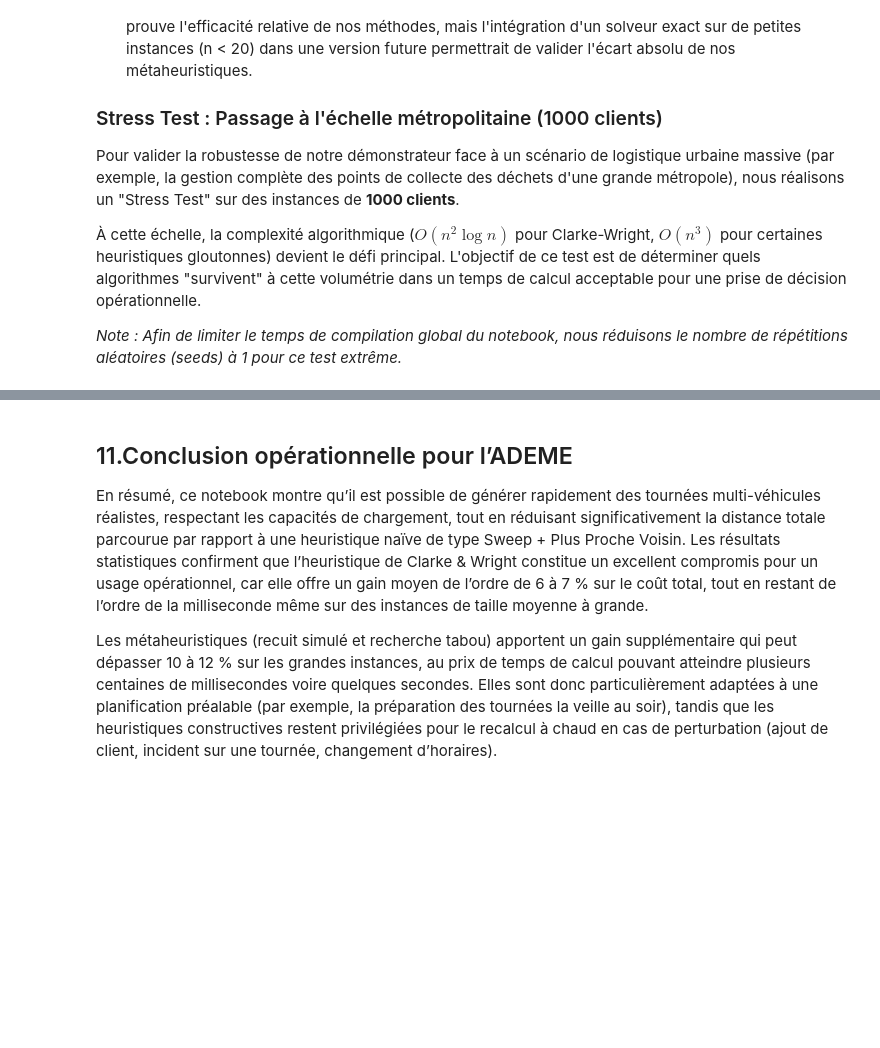
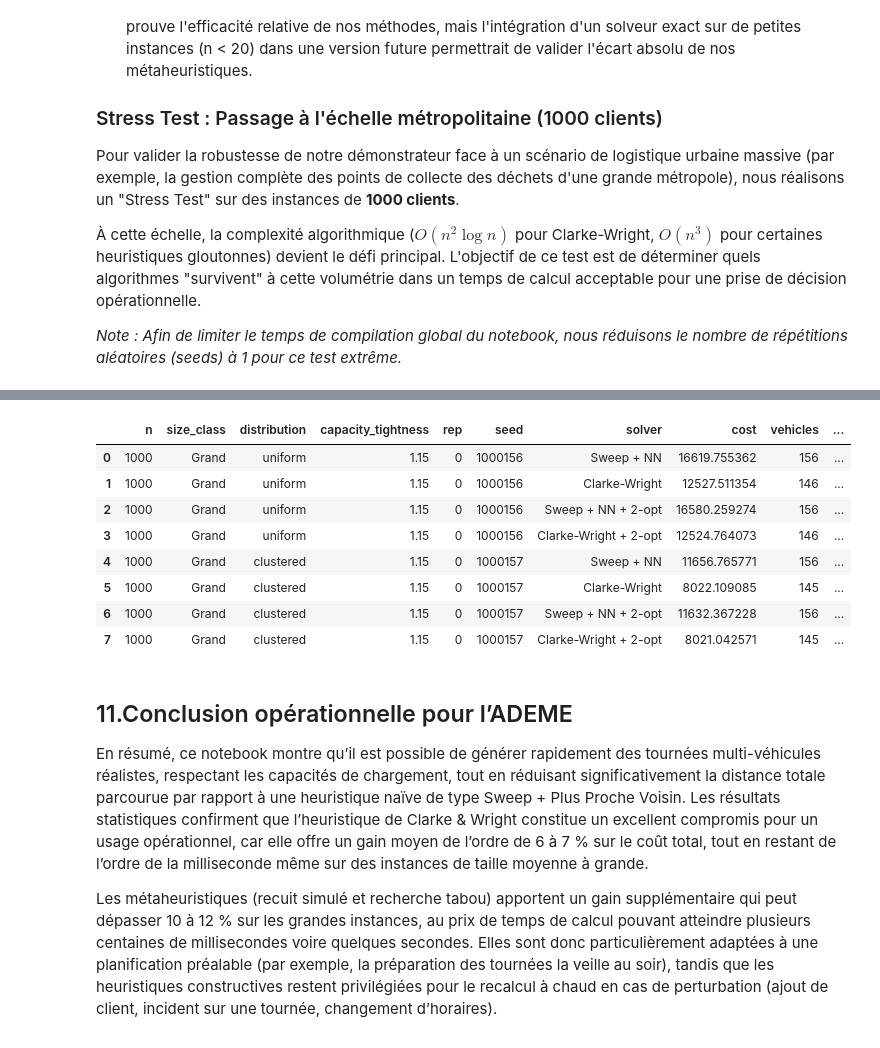
Before and after one commit to Meliorin/Grp1_RO, a Jupyter notebook: Livrable_Modelisation.ipynb, the cells around one changed output, grey strips where cells are left out. Saved outputs shown, nothing was run; the diff lists cells and outputs as text; code cells hidden in the pictures; blank space fills up the shorter version.

```diff
--- a/Livrable_Modelisation.ipynb
+++ b/Livrable_Modelisation.ipynb
@@ -1569,0 +1581,70 @@ TypeError: run_experiment() got an unexpected keyword argument 'tightnesses'
+# %%
+import time
+import pandas as pd
+
+
+sizes_massive = [1000]
+
+distributions_massive = ['uniform', 'clustered']
+
+tightnesses_massive = [1.15]
+
+num_seeds_massive = 1
+
+base_seed_massive = 42
+
+# 2. Mise à jour des solveurs : LA CLÉ EST ICI
+
+SOLVERS = {
+
+    "Sweep + NN": solve_sweep_nn,
+
+    "Clarke-Wright": solve_clarke_wright,
+
+    # On peut tester le 2-opt, mais si ça tourne plus de 2 minutes,
+
+    # stoppez et commentez ces deux lignes aussi !
+
+    "Sweep + NN + 2-opt": solve_sweep_nn_2opt,
+
+    "Clarke-Wright + 2-opt": solve_clarke_wright_2opt,
+
+    # ❌ ON DÉSACTIVE LES MÉTAHEURISTIQUES CAR ELLES EXPLOSENT EN TEMPS
+
+    # "Recuit Simulé": solve_simulated_annealing,
+
+    # "Recherche Tabou": solve_tabu_search
+
+}
+
+
+print(f"🚀 Lancement du Stress Test sur {sizes_massive[0]} clients...")
+
+start_time_massive = time.time()
+
+raw_results = run_experiment(
+
+    sizes_massive,
+
+    distributions_massive,
+
+    tightnesses_massive,
+
+    num_seeds_massive,
+
+    base_seed_massive
+
+)
+
+
+df_massive = pd.DataFrame(raw_results)
+
+end_time_massive = time.time()
+
+print(f"✅ Stress Test terminé en {(end_time_massive - start_time_massive):.2f} secondes.")
+
+
+print(f"\n--- RÉSULTATS DU PASSAGE À L'ÉCHELLE ({sizes_massive[0]} CLIENTS) ---")
+
+display(df_massive)
+# %% [output]
@@ -1570,3 +1655,12 @@ TypeError: run_experiment() got an unexpected keyword argument 'tightnesses'
+|  | n | size_class | distribution | capacity_tightness | rep | seed | solver | cost | vehicles | ... |
+| 0 | 1000 | Grand | uniform | 1.15 | 0 | 1000156 | Sweep + NN | 16619.755362 | 156 | ... |
+| 1 | 1000 | Grand | uniform | 1.15 | 0 | 1000156 | Clarke-Wright | 12527.511354 | 146 | ... |
+| 2 | 1000 | Grand | uniform | 1.15 | 0 | 1000156 | Sweep + NN + 2-opt | 16580.259274 | 156 | ... |
+| 3 | 1000 | Grand | uniform | 1.15 | 0 | 1000156 | Clarke-Wright + 2-opt | 12524.764073 | 146 | ... |
+| 4 | 1000 | Grand | clustered | 1.15 | 0 | 1000157 | Sweep + NN | 11656.765771 | 156 | ... |
+| 5 | 1000 | Grand | clustered | 1.15 | 0 | 1000157 | Clarke-Wright | 8022.109085 | 145 | ... |
+| 6 | 1000 | Grand | clustered | 1.15 | 0 | 1000157 | Sweep + NN + 2-opt | 11632.367228 | 156 | ... |
+| 7 | 1000 | Grand | clustered | 1.15 | 0 | 1000157 | Clarke-Wright + 2-opt | 8021.042571 | 145 | ... |
 # %% [markdown]
 ## 11.Conclusion opérationnelle pour l’ADEME
 
```
Also changed, not shown: parts of 3 cells of this notebook, 1 other file.
